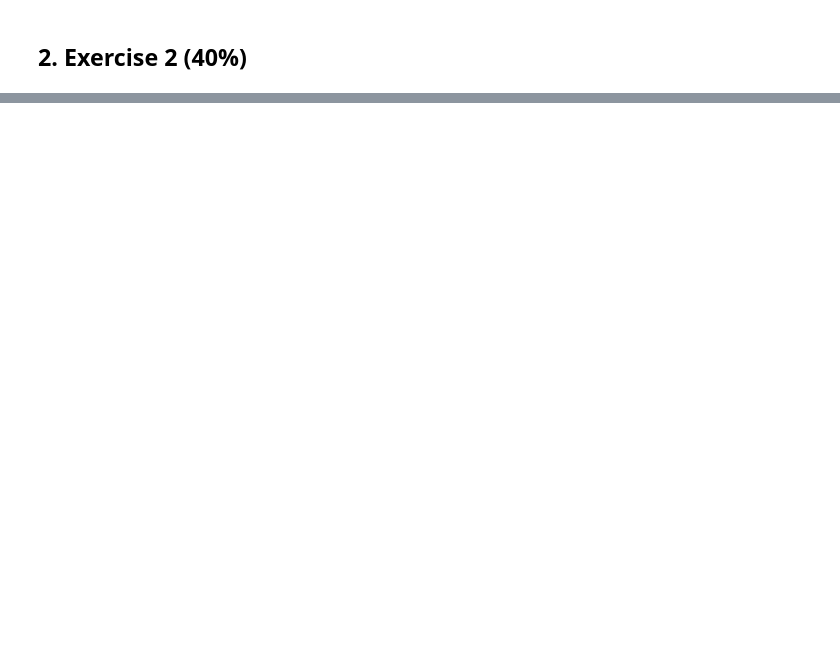
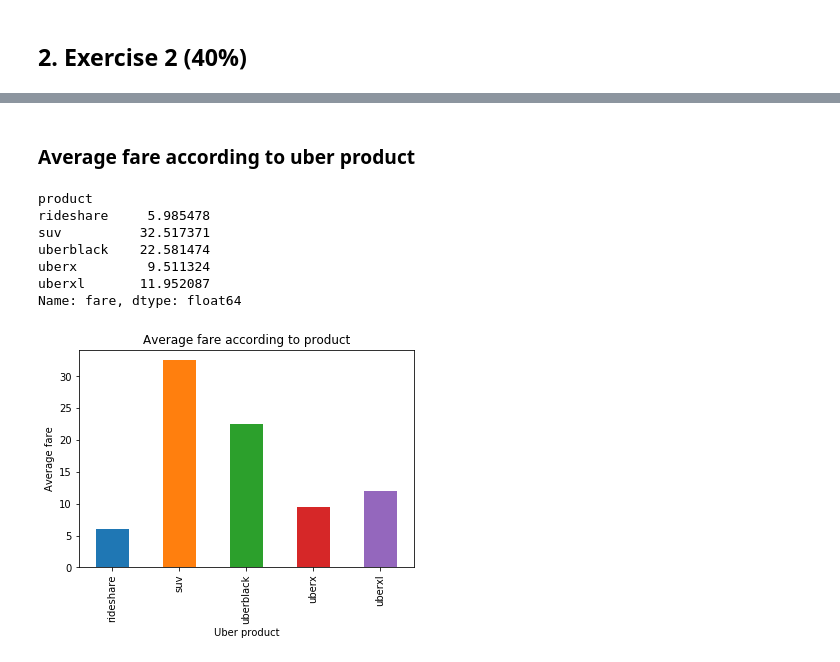
Before and after one commit to Maxabi/Faces-Classificator, a Jupyter notebook: src/exam.ipynb, the cells around one changed output, grey strips where cells are left out. Saved outputs shown, nothing was run; the diff lists cells and outputs as text; code cells hidden in the pictures; blank space fills up the shorter version.

```diff
--- a/src/exam.ipynb
+++ b/src/exam.ipynb
@@ -301,0 +403,20 @@ In another hand, when the face classification is done **with a PCA**, the accura
+# %% [markdown]
+### Average fare according to uber product
+# %%
+product = df1.groupby('product')
+data_product = product['fare'].mean()
+print(data_product)
+data_product.plot.bar()
+plt.title("Average fare according to product")
+plt.ylabel("Average fare")
+plt.xlabel("Uber product")
+plt.show()
+# %% [output]
+product
+rideshare     5.985478
+suv          32.517371
+uberblack    22.581474
+uberx         9.511324
+uberxl       11.952087
+Name: fare, dtype: float64
+[figure, added]
```
Also changed, not shown: parts of 32 cells of this notebook.
